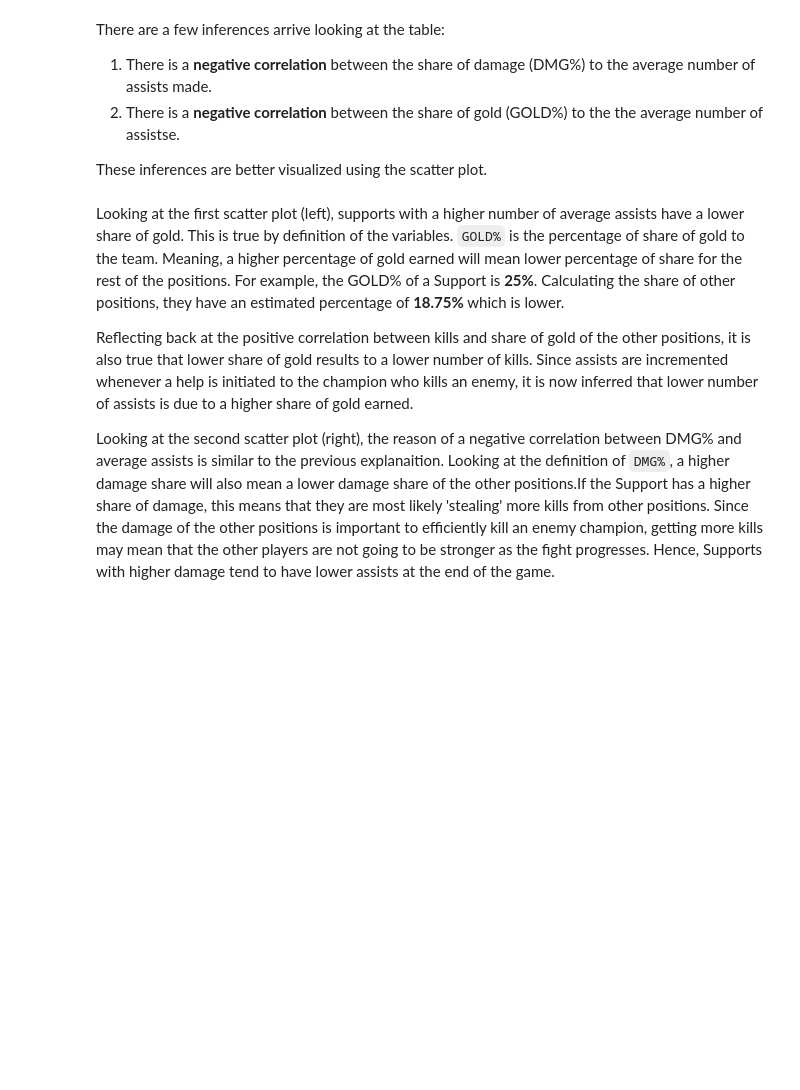
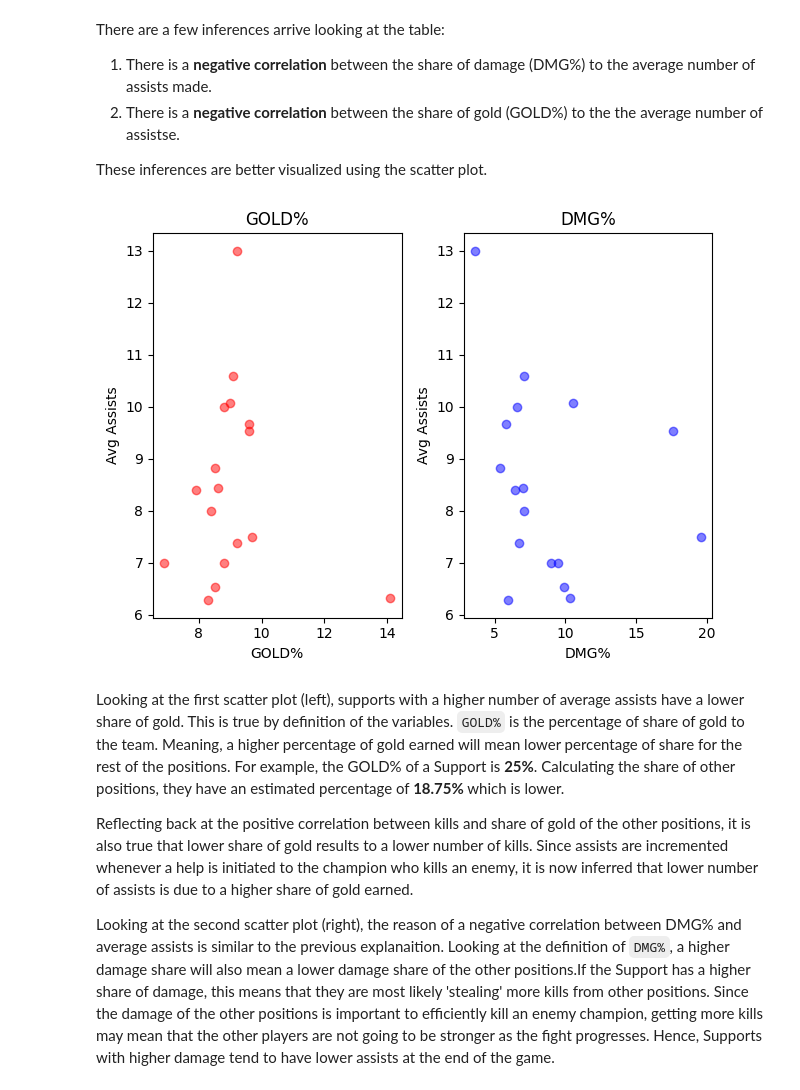
Before and after one commit to Joseph-Ano/League-of-Legends-dataset-visualization, a Jupyter notebook: S13 MCO1 Group8.ipynb, the cells around one changed output. Saved outputs shown, nothing was run; the diff lists cells and outputs as text; code cells hidden in the pictures; blank space fills up the shorter version.

```diff
--- a/S13 MCO1 Group8.ipynb
+++ b/S13 MCO1 Group8.ipynb
@@ -395,18 +401,20 @@ There are a few inferences arrive looking at the table:
 These inferences are better visualized using the scatter plot.
 # %%
 plt.subplot(1,2,1)
-plt.scatter(x=sup_df['GOLD%'], y=sup_df['Avg Assists'], color='red', alpha=0.5 )
+plt.scatter(x=support_df['GOLD%'], y=support_df['Avg Assists'], color='red', alpha=0.5 )
 plt.xlabel("GOLD%")
 plt.ylabel("Avg Assists")
 plt.title('GOLD%')
 
 plt.subplot(1,2,2)
-plt.scatter(x=sup_df['DMG%'], y=sup_df['Avg Assists'], color='blue', alpha=0.5 )
+plt.scatter(x=support_df['DMG%'], y=support_df['Avg Assists'], color='blue', alpha=0.5 )
 plt.xlabel("DMG%")
 plt.ylabel("Avg Assists")
 plt.title('DMG%')
 
 plt.tight_layout()
+# %% [output]
+[figure, added]
 # %% [markdown]
 Looking at the first scatter plot (left), supports with a higher number of average assists have a lower share of gold. This is true by definition of the variables. `GOLD%` is the percentage of share of gold to the team. Meaning, a higher percentage of gold earned will mean lower percentage of share for the rest of the positions. For example, the GOLD% of a Support is **25%**. Calculating the share of other positions, they have an estimated percentage of **18.75%** which is lower.
 
```
Also changed, not shown: parts of 10 cells of this notebook.
